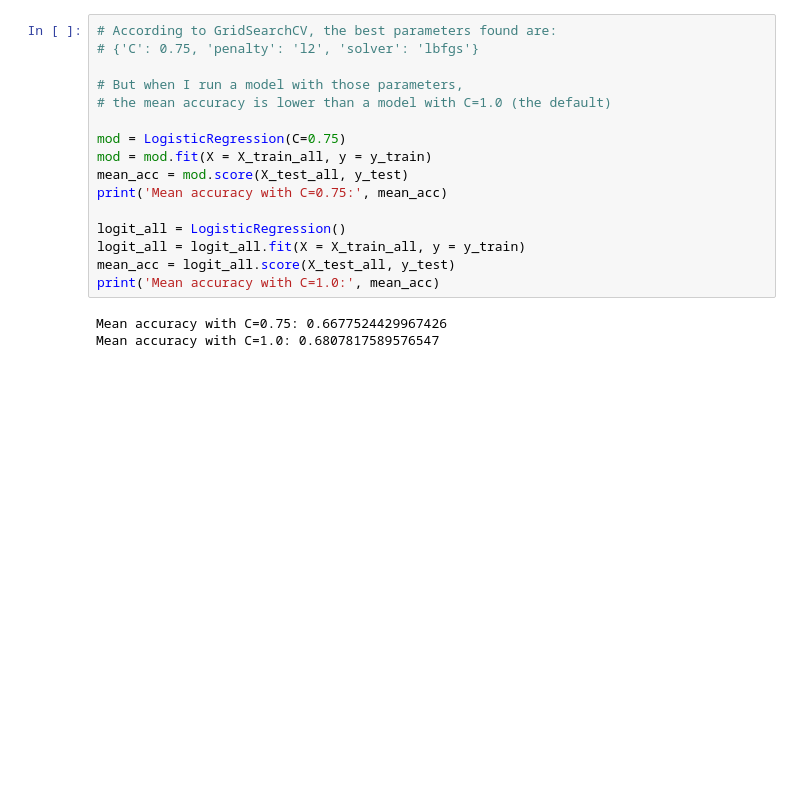
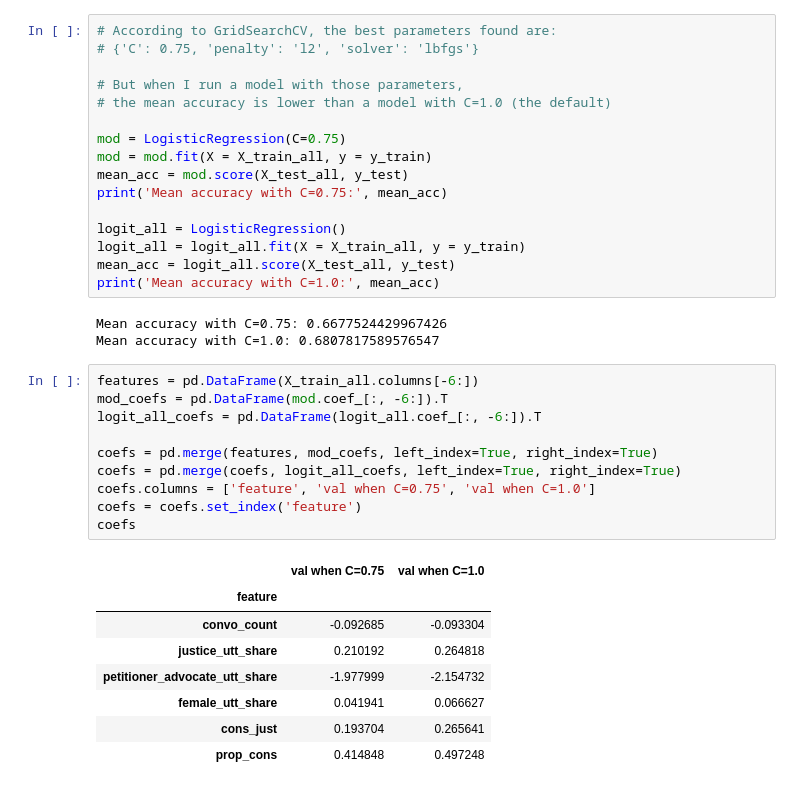
Before and after one commit to baueramari/team-supreme, a Jupyter notebook: explore_fv.ipynb, the cells around one changed output. Drawn from its saved outputs; the diff is of its cells as text; blank space fills up the shorter version.

Commit message:
Extract coefs & interpret (preliminary)

```diff
--- a/explore_fv.ipynb
+++ b/explore_fv.ipynb
@@ -286,3 +267,22 @@ print('Mean accuracy with C=1.0:', mean_acc)
 # %% [output]
 Mean accuracy with C=0.75: 0.6677524429967426
 Mean accuracy with C=1.0: 0.6807817589576547
+# %%
+features = pd.DataFrame(X_train_all.columns[-6:])
+mod_coefs = pd.DataFrame(mod.coef_[:, -6:]).T
+logit_all_coefs = pd.DataFrame(logit_all.coef_[:, -6:]).T
+
+coefs = pd.merge(features, mod_coefs, left_index=True, right_index=True)
+coefs = pd.merge(coefs, logit_all_coefs, left_index=True, right_index=True)
+coefs.columns = ['feature', 'val when C=0.75', 'val when C=1.0']
+coefs = coefs.set_index('feature')
+coefs
+# %% [output]
+|  | val when C=0.75 | val when C=1.0 |
+| feature |  |  |
+| convo_count | -0.092685 | -0.093304 |
+| justice_utt_share | 0.210192 | 0.264818 |
+| petitioner_advocate_utt_share | -1.977999 | -2.154732 |
+| female_utt_share | 0.041941 | 0.066627 |
+| cons_just | 0.193704 | 0.265641 |
+| prop_cons | 0.414848 | 0.497248 |
```
Also changed, not shown: parts of 4 cells of this notebook.
